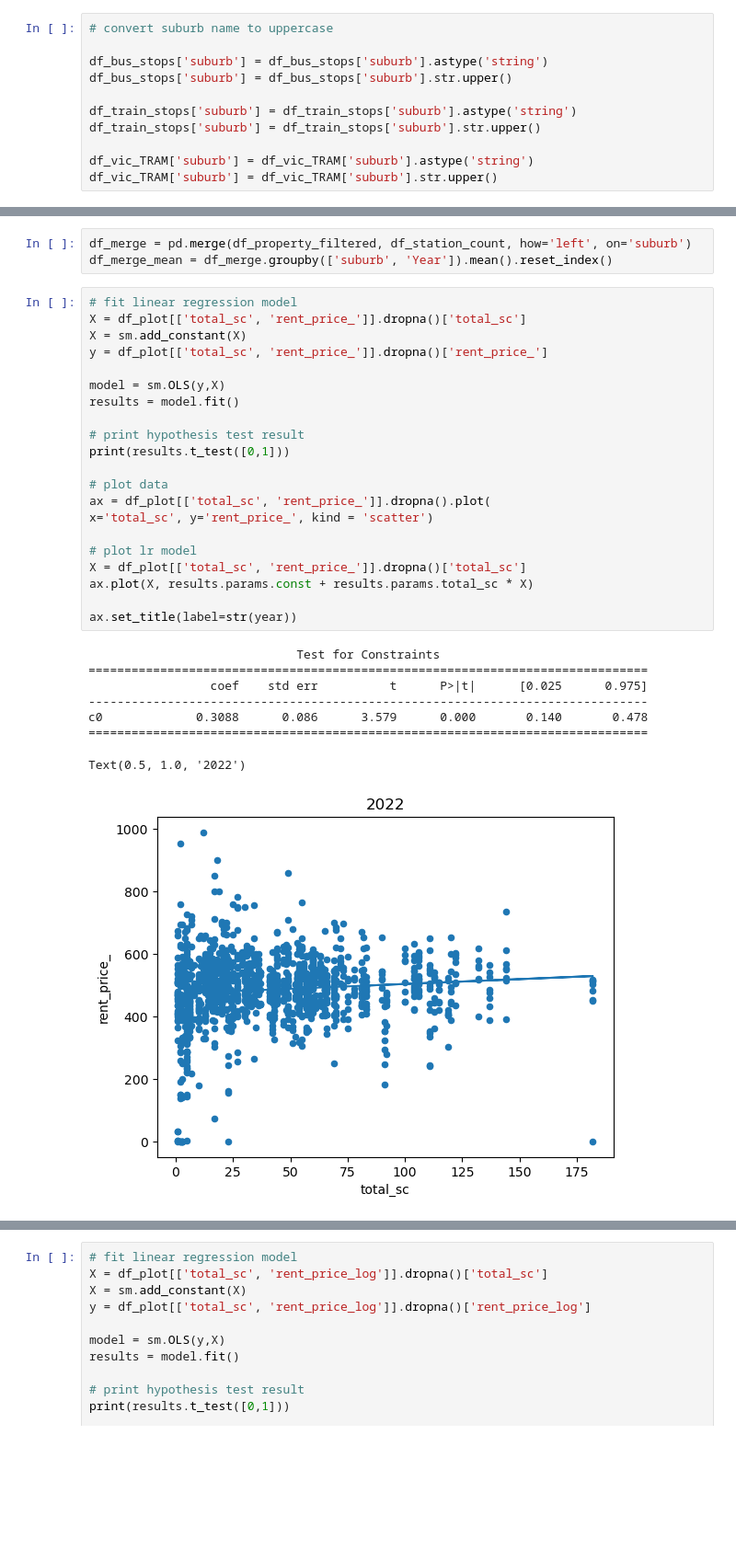
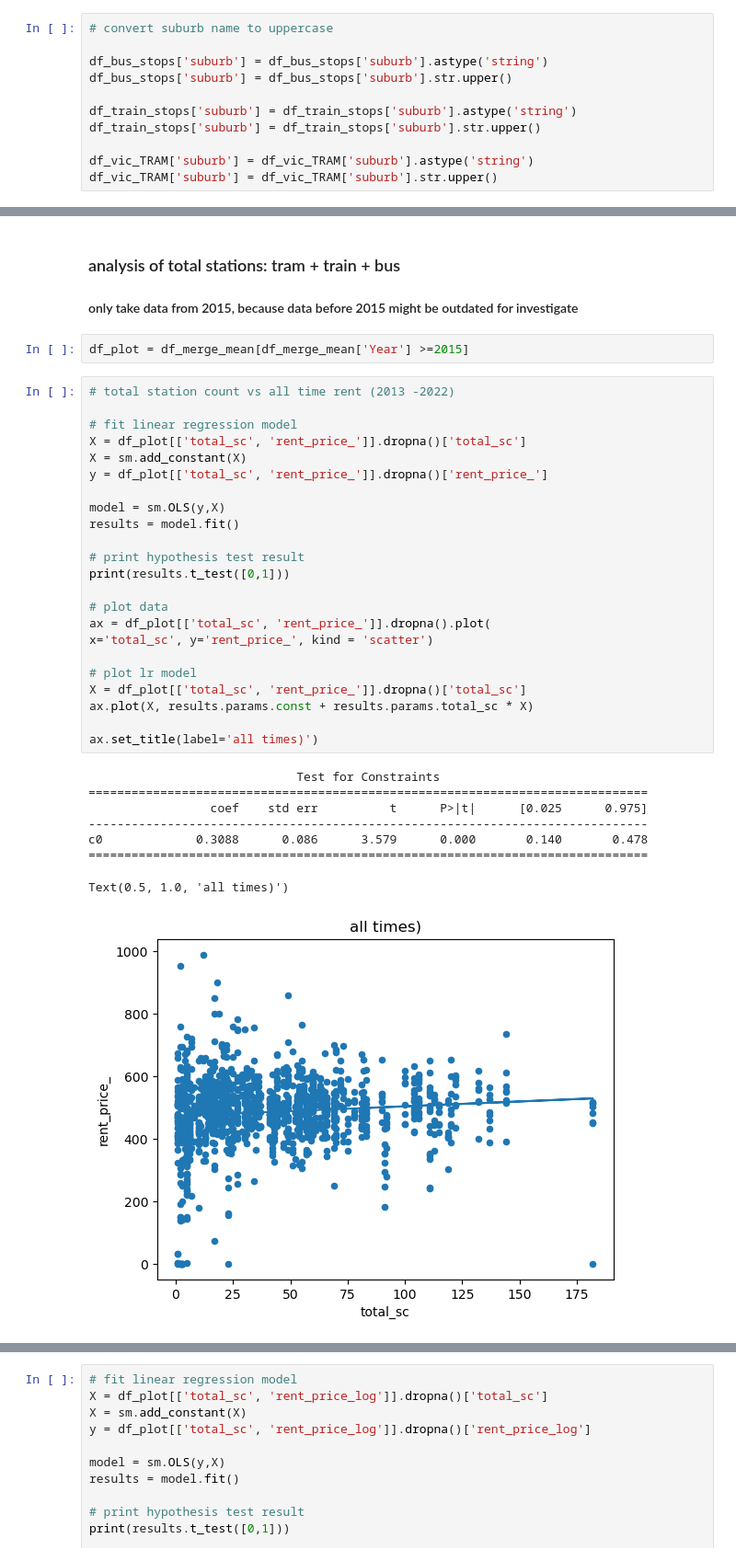
Before and after one commit to MAST30034-Applied-Data-Science/generic-real-estate-consulting-project-group-59, a Jupyter notebook: notebooks/PTVdataProcessing.ipynb, the cells around one changed output, grey strips where cells are left out. Shown at 92% size. Drawn from its saved outputs; the diff is of its cells as text; blank space fills up the shorter version.

Commit message:
update crime, external features, ptv data
1. add comments
2. rerun codes

```diff
--- a/notebooks/PTVdataProcessing.ipynb
+++ b/notebooks/PTVdataProcessing.ipynb
@@ -194,37 +210,41 @@ Try using .loc[row_indexer,col_indexer] = value instead
 
 See the caveats in the documentation: https://pandas.pydata.org/pandas-docs/stable/user_guide/indexing.html#returning-a-view-versus-a-copy
   df_property_filtered['Year'] = df_property_filtered['rent_date'].dt.year
-# %%
-df_merge = pd.merge(df_property_filtered, df_station_count, how='left', on='suburb')
-df_merge_mean = df_merge.groupby(['suburb', 'Year']).mean().reset_index()
+# %% [markdown]
+### analysis of total stations: tram + train + bus
+#### only take data from 2015, because data before 2015 might be outdated for investigate
+# %%
+df_plot = df_merge_mean[df_merge_mean['Year'] >=2015]
 # %%
+# total station count vs all time rent (2013 -2022)
+
 # fit linear regression model
 X = df_plot[['total_sc', 'rent_price_']].dropna()['total_sc']
 X = sm.add_constant(X)
 y = df_plot[['total_sc', 'rent_price_']].dropna()['rent_price_']
 
 model = sm.OLS(y,X)
 results = model.fit()
 
 # print hypothesis test result
 print(results.t_test([0,1]))
 
 # plot data
 ax = df_plot[['total_sc', 'rent_price_']].dropna().plot(
 x='total_sc', y='rent_price_', kind = 'scatter')
 
 # plot lr model
 X = df_plot[['total_sc', 'rent_price_']].dropna()['total_sc']
 ax.plot(X, results.params.const + results.params.total_sc * X)
 
-ax.set_title(label=str(year))
+ax.set_title(label='all times)')
 # %% [output]
                              Test for Constraints
 ==============================================================================
                  coef    std err          t      P>|t|      [0.025      0.975]
 ------------------------------------------------------------------------------
 c0             0.3088      0.086      3.579      0.000       0.140       0.478
 ==============================================================================
-Text(0.5, 1.0, '2022')
+Text(0.5, 1.0, 'all times)')
-[figure, old version]
+[figure, new version]
 # %%
```
Also changed, not shown: parts of 33 cells of this notebook, 2 other files.
